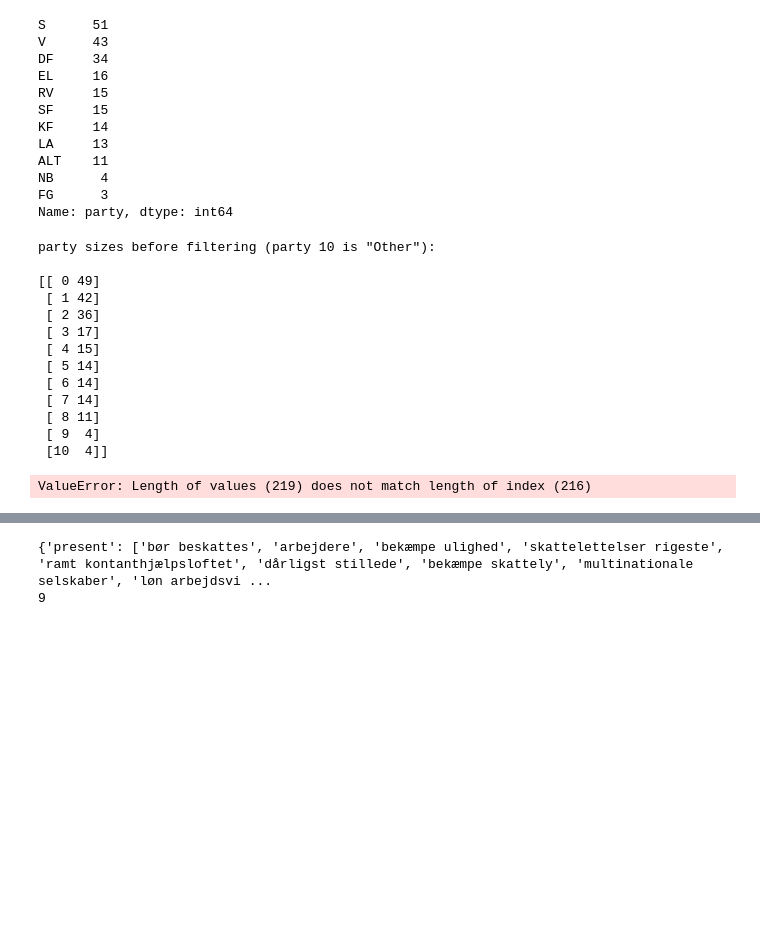
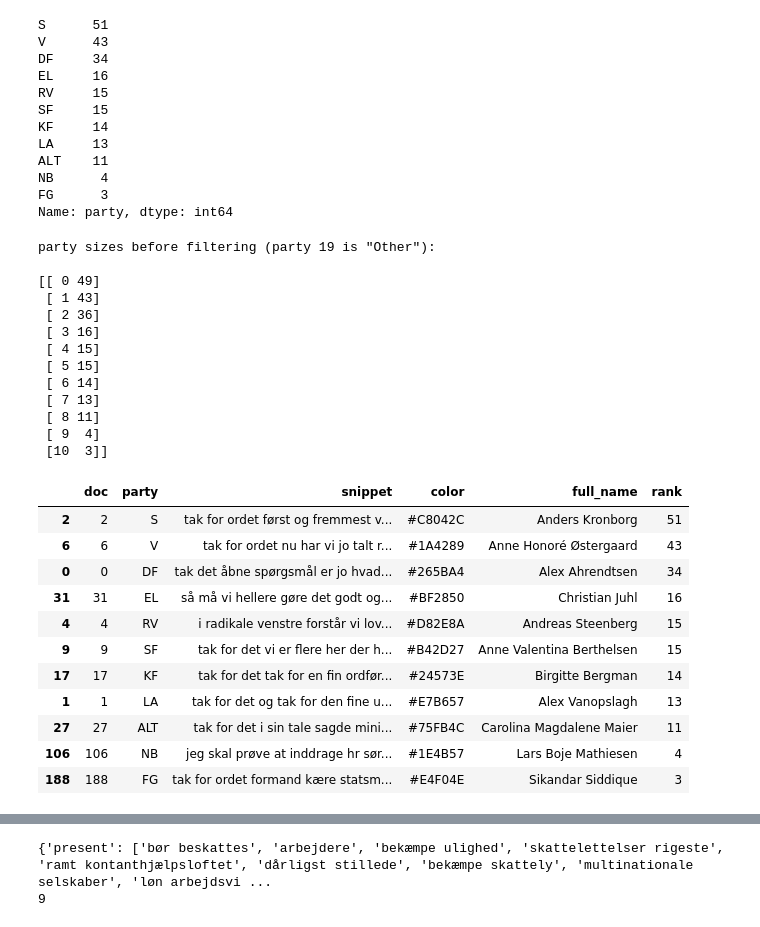
Before and after one commit to paride92/GeneralisedPoliticalScaling, a Jupyter notebook: project_ideology_sensitivity.ipynb, the cells around one changed output, grey strips where cells are left out. Cells and saved outputs as stored; diff of their text form; code cells hidden in the pictures; blank space fills up the shorter version.

```diff
--- a/project_ideology_sensitivity.ipynb
+++ b/project_ideology_sensitivity.ipynb
@@ -106,38 +106,49 @@ Name: party, dtype: int64
 # %%
 party_df = get_doc_party_df(
     pol2vec_model,
-    no_substantive_parties = 10,
+    no_substantive_parties = 19,
     snippets = True
 )
 
 party_df['party'] = parties
 party_df['color'] = party_df['party'].map(colormap)
 cmap = party_df[['snippet', 'color']].set_index('snippet').to_dict()
 party_df['full_name'] = grouped_docs['full_name']
 
 party_df['rank'] = party_df['party'].map(party_df['party'].value_counts())
 
 party_labels = party_df.drop_duplicates(keep = 'first', subset = 'party').sort_values(by='rank', ascending=False)
 
 partyvecs = pol2vec_model.party_vectors
 partylabels = pd.DataFrame(party_labels['party'])
 
 party_labels
 # %% [output]
-party sizes before filtering (party 10 is "Other"):
+party sizes before filtering (party 19 is "Other"):
 
 [[ 0 49]
- [ 1 42]
+ [ 1 43]
  [ 2 36]
- [ 3 17]
+ [ 3 16]
  [ 4 15]
- [ 5 14]
+ [ 5 15]
  [ 6 14]
- [ 7 14]
+ [ 7 13]
  [ 8 11]
  [ 9  4]
- [10  4]]
+ [10  3]]
-ValueError: Length of values (219) does not match length of index (216)
+|  | doc | party | snippet | color | full_name | rank |
+| 2 | 2 | S | tak for ordet først og fremmest v... | #C8042C | Anders Kronborg | 51 |
+| 6 | 6 | V | tak for ordet nu har vi jo talt r... | #1A4289 | Anne Honoré Østergaard | 43 |
+| 0 | 0 | DF | tak det åbne spørgsmål er jo hvad... | #265BA4 | Alex Ahrendtsen | 34 |
+| 31 | 31 | EL | så må vi hellere gøre det godt og... | #BF2850 | Christian Juhl | 16 |
+| 4 | 4 | RV | i radikale venstre forstår vi lov... | #D82E8A | Andreas Steenberg | 15 |
+| 9 | 9 | SF | tak for det vi er flere her der h... | #B42D27 | Anne Valentina Berthelsen | 15 |
+| 17 | 17 | KF | tak for det tak for en fin ordfør... | #24573E | Birgitte Bergman | 14 |
+| 1 | 1 | LA | tak for det og tak for den fine u... | #E7B657 | Alex Vanopslagh | 13 |
+| 27 | 27 | ALT | tak for det i sin tale sagde mini... | #75FB4C | Carolina Magdalene Maier | 11 |
+| 106 | 106 | NB | jeg skal prøve at inddrage hr sør... | #1E4B57 | Lars Boje Mathiesen | 4 |
+| 188 | 188 | FG | tak for ordet formand kære statsm... | #E4F04E | Sikandar Siddique | 3 |
 # %%
 combined_hover = pd.concat([party_df, partylabels]).reset_index(drop=True)
 combined_hover['color'] = combined_hover['color'].fillna('black')
```
Also changed, not shown: parts of 6 cells of this notebook, 1 other file.
